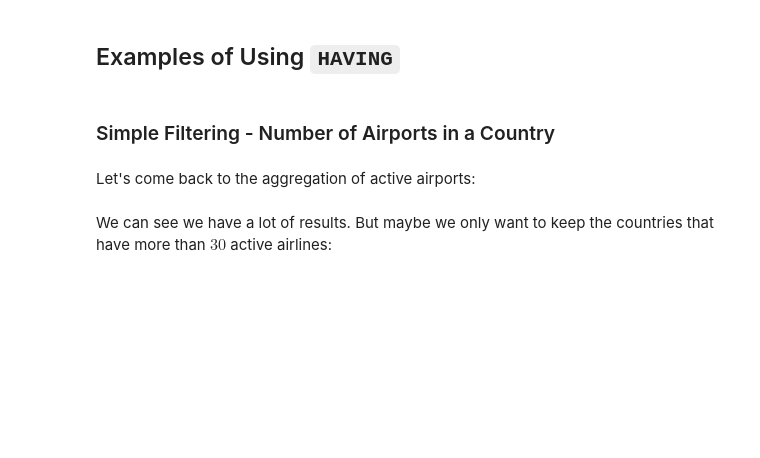
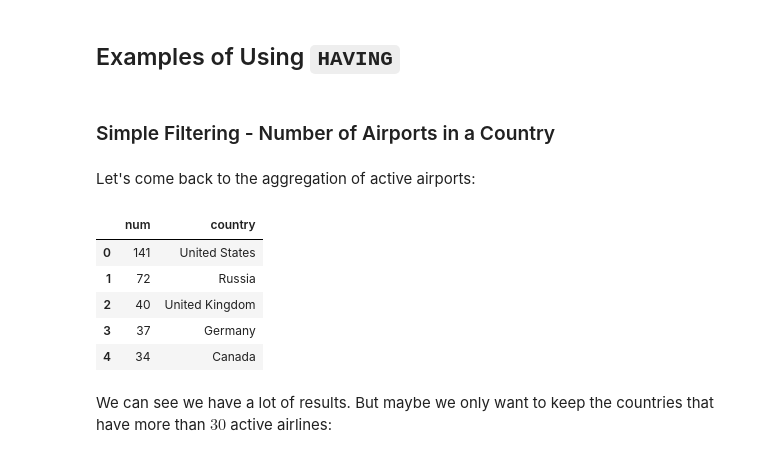
Before and after one commit to flatiron-school/NTL-DS-080723, a Jupyter notebook: 2phase/sql_joins_aggs.ipynb, the cells around one changed output. Saved outputs shown, nothing was run; the diff lists cells and outputs as text; code cells hidden in the pictures; blank space fills up the shorter version.

```diff
--- a/2phase/sql_joins_aggs.ipynb
+++ b/2phase/sql_joins_aggs.ipynb
@@ -214,17 +308,25 @@ Let's come back to the aggregation of active airports:
 # %%
 pd.read_sql('''
     SELECT
         COUNT() AS num,
         country
     FROM
         airlines
     WHERE
         active='Y'
     GROUP BY
         country
+    HAVING num > 30
     ORDER BY
         num DESC
 ''', conn)
+# %% [output]
+|  | num | country |
+| 0 | 141 | United States |
+| 1 | 72 | Russia |
+| 2 | 40 | United Kingdom |
+| 3 | 37 | Germany |
+| 4 | 34 | Canada |
 # %% [markdown]
 We can see we have a lot of results. But maybe we only want to keep the countries that have more than $30$ active airlines:
 # %%
```
Also changed, not shown: parts of 27 cells of this notebook.
